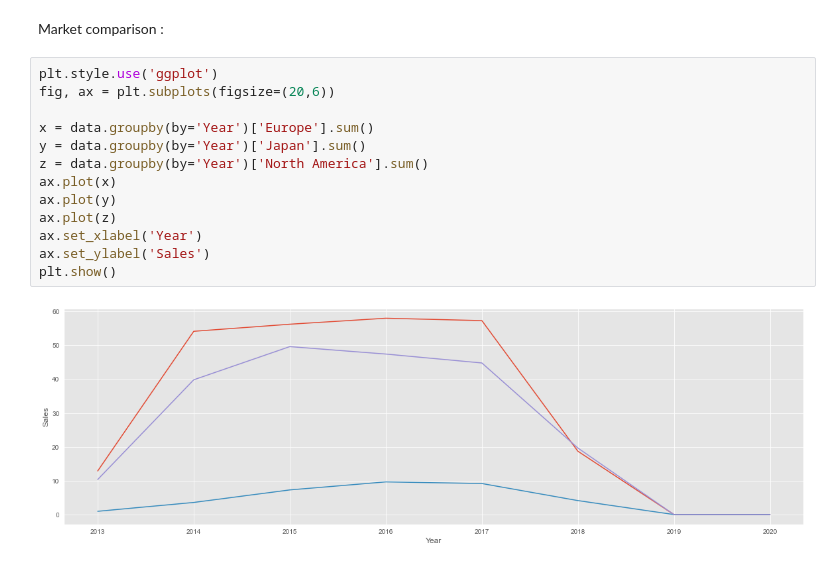
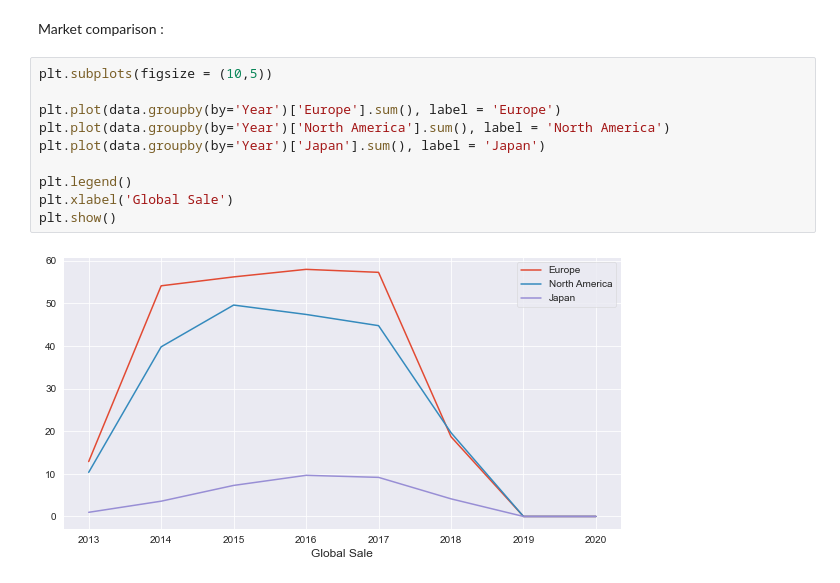
Before and after one commit to martaaleksic/project, a Jupyter notebook: ps4/notebook.ipynb, the cells around one changed output. Saved outputs shown, nothing was run; the diff lists cells and outputs as text.

Commit message:
New graph

```diff
--- a/ps4/notebook.ipynb
+++ b/ps4/notebook.ipynb
@@ -406,19 +406,16 @@ plt.show()
 [figure]
 # %% [markdown]
 Market comparison :
-# %%
-plt.style.use('ggplot')
-fig, ax = plt.subplots(figsize=(20,6))
-
-x = data.groupby(by='Year')['Europe'].sum()
-y = data.groupby(by='Year')['Japan'].sum()
-z = data.groupby(by='Year')['North America'].sum()
-ax.plot(x)
-ax.plot(y)
-ax.plot(z)
-ax.set_xlabel('Year')
-ax.set_ylabel('Sales')
-plt.show()
-# %% [output]
-[figure, removed]
+# %%
+plt.subplots(figsize = (10,5))
+
+plt.plot(data.groupby(by='Year')['Europe'].sum(), label = 'Europe')
+plt.plot(data.groupby(by='Year')['North America'].sum(), label = 'North America')
+plt.plot(data.groupby(by='Year')['Japan'].sum(), label = 'Japan')
+
+plt.legend()
+plt.xlabel('Global Sale')
+plt.show()
+# %% [output]
+[figure, added]
 # %%
```
Also changed, not shown: parts of 1 cell of this notebook.
